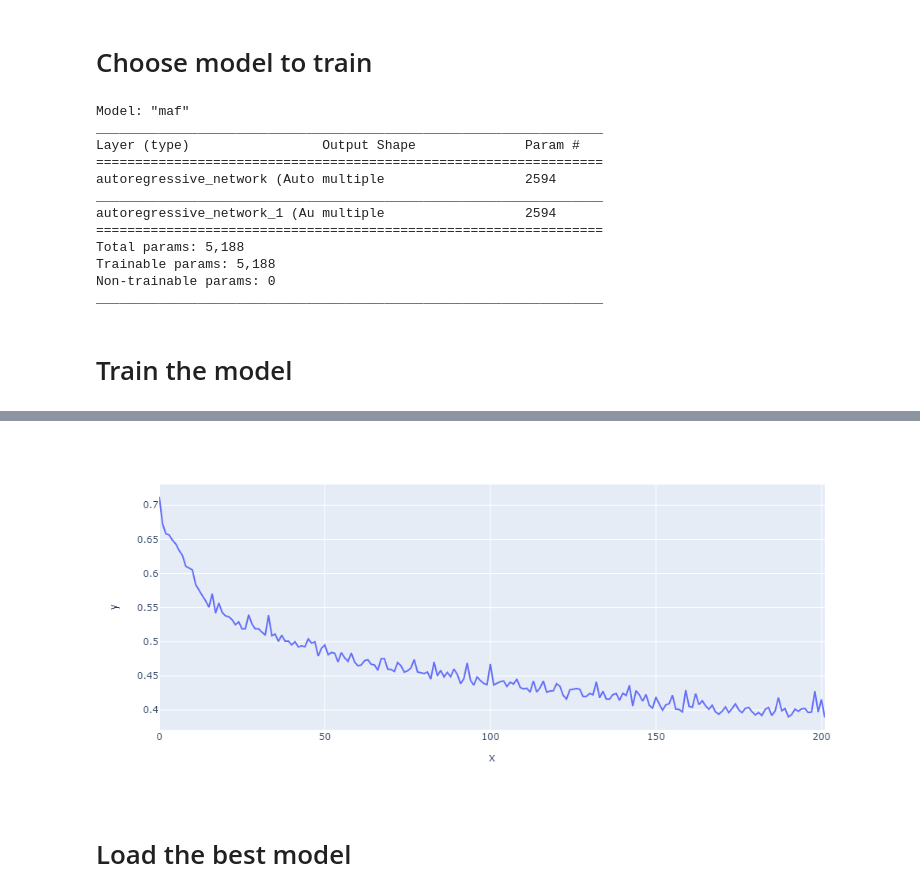
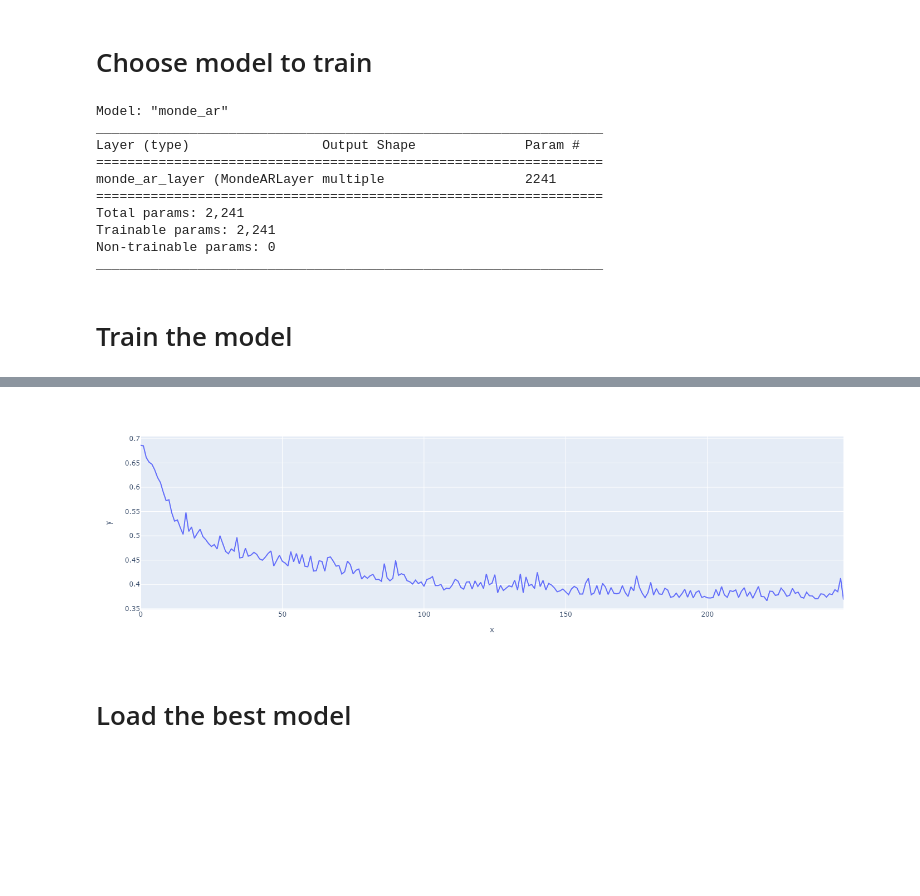
Before and after one commit to pawelc/NeuralLikelihoods, a Jupyter notebook: experiments/density/density/inv_sin_normal/test.ipynb, the cells around one changed output, grey strips where cells are left out. Cells and saved outputs as stored; diff of their text form; code cells hidden in the pictures; blank space fills up the shorter version.

```diff
--- a/experiments/density/density/inv_sin_normal/test.ipynb
+++ b/experiments/density/density/inv_sin_normal/test.ipynb
@@ -40,9 +40,9 @@ The autoreload extension is already loaded. To reload it, use:
 n_data=10000
 batch_size=128
 max_epochs=100000
-os.environ['CUDA_VISIBLE_DEVICES']=""
+os.environ['CUDA_VISIBLE_DEVICES']="0"
 tf_conf.per_process_gpu_memory = {'0':1024,'1':1024}
-conf.visible_device_list = []
+conf.visible_device_list = [0]
 device = get_device(tf_conf, conf)
 # %% [markdown]
 # Load the data
@@ -77,23 +77,21 @@ with tf.device(device):
 #     model = Rnade(k_mix = 10, hidden_units=128, component_distribution="laplace")
 #     model = RnadeDeep(k_mix = 10, arch=[64,64], component_distribution="normal") # 6,366
 #     model = RnadeDeep(k_mix = 10, arch=[64,64], component_distribution="laplace") # 6,366
-    model = MAF(num_bijectors=4, hidden_units=[64,64], covariate_hidden_units=[32,32], batch_norm=True) #5,188
+#     model = MAF(num_bijectors=5, hidden_units=[32,32], covariate_hidden_units=[32,32], batch_norm=False) #5,188
 #     model = MDN(arch=[64,64], num_mixtures=10) # 6,238
-#     model = MONDE(cov_type="const_cov", arch_hxy=[64,64], arch_x_transform=[64,64], arch_cov_transform=None, hxy_x_size=32, covariance_learning_rate=None)
-#     model = MondeAR(arch=[32,32], transform = 'sigm', x_transform_size=16) # 2,241
+#     model = MONDE(cov_type="const_cov", arch_hxy=[128,128,128], arch_x_transform=[], arch_cov_transform=None, hxy_x_size=64, covariance_learning_rate=None)
+    model = MondeAR(arch=[32,32,32], transform = 'sigm', x_transform_size=16) # 2,241
     model.build([[None,1],[None,1]])
 model.summary()
 # %% [output]
-Model: "maf"
+Model: "monde_ar"
 _________________________________________________________________
 Layer (type)                 Output Shape              Param #
 =================================================================
-autoregressive_network (Auto multiple                  2594
-_________________________________________________________________
-autoregressive_network_1 (Au multiple                  2594
+monde_ar_layer (MondeARLayer multiple                  2241
 =================================================================
-Total params: 5,188
-Trainable params: 5,188
+Total params: 2,241
+Trainable params: 2,241
 Non-trainable params: 0
 _________________________________________________________________
 # %% [markdown]
@@ -102,7 +100,7 @@ _________________________________________________________________
 def loss_fn(_, log_prob):
     return -tf.reduce_mean(log_prob)
 
-model.compile(optimizer=tfk.optimizers.Adam(), loss=loss_fn)
+model.compile(optimizer=tfk.optimizers.Adam(learning_rate=1e-3), loss=loss_fn)
 
 os.makedirs('test', exist_ok=True)
 model.save_to_json('test/{}_best_model.json'.format(model.model_name))
@@ -124,4 +122,4 @@ training took 46.354800278000766 seconds
-[figure, old version]
+[figure, new version]
 # %% [markdown]
 # Load the best model
 # %%
```
Also changed, not shown: parts of 3 cells of this notebook, 9 other files.
